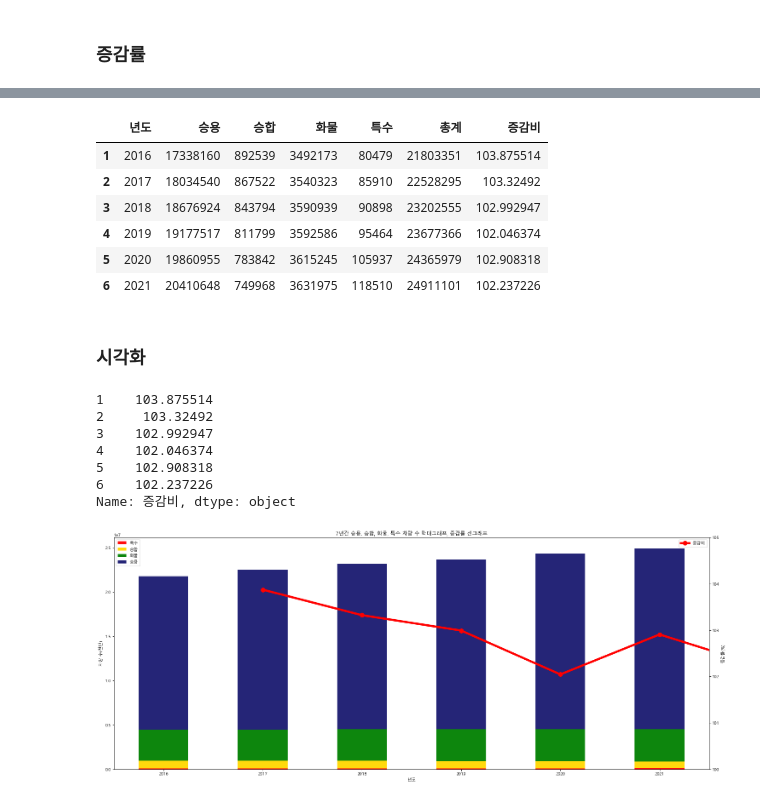
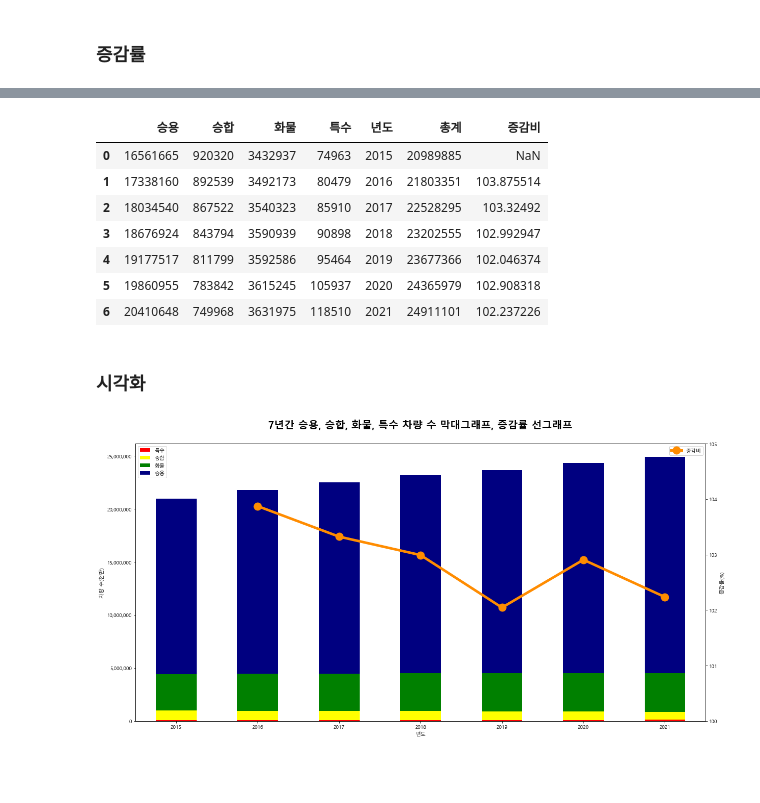
Before and after one commit to JIDONGJU/StudyPython22, a Jupyter notebook: 220614~/11day~/5.자동차_등록대수_및_증감률.ipynb, the cells around one changed output, grey strips where cells are left out. Drawn from its saved outputs; the diff is of its cells as text; code cells hidden in the pictures; blank space fills up the shorter version.

```diff
--- a/220614~/11day~/5.자동차_등록대수_및_증감률.ipynb
+++ b/220614~/11day~/5.자동차_등록대수_및_증감률.ipynb
@@ -80,0 +68,5 @@ car_total
+# %%
+car_total = pd.concat([car_total, a],axis=1)
+# %%
+car_total.columns = ['승용','승합','화물','특수','년도']
+car_total
@@ -102,6 +103,5 @@ for i in range(0, 7, 1):
 ratio = pd.DataFrame(ratio)
 ratio.columns = ['증감비']
 ratio.loc[0] = np.nan
-ratio['년도'] = ['2015','2016','2017','2018','2019','2020','2021']
 ratio
 # %% [output]
@@ -116,15 +116,15 @@ ratio
 # %%
-df = pd.merge(car_total, ratio, how='outer', on='년도')
-df = df.loc[1:]
+df = pd.concat([car_total, ratio],axis=1)
 df
 # %% [output]
-|  | 년도 | 승용 | 승합 | 화물 | 특수 | 총계 | 증감비 |
-| 1 | 2016 | 17338160 | 892539 | 3492173 | 80479 | 21803351 | 103.875514 |
-| 2 | 2017 | 18034540 | 867522 | 3540323 | 85910 | 22528295 | 103.32492 |
-| 3 | 2018 | 18676924 | 843794 | 3590939 | 90898 | 23202555 | 102.992947 |
-| 4 | 2019 | 19177517 | 811799 | 3592586 | 95464 | 23677366 | 102.046374 |
-| 5 | 2020 | 19860955 | 783842 | 3615245 | 105937 | 24365979 | 102.908318 |
-| 6 | 2021 | 20410648 | 749968 | 3631975 | 118510 | 24911101 | 102.237226 |
+|  | 승용 | 승합 | 화물 | 특수 | 년도 | 총계 | 증감비 |
+| 0 | 16561665 | 920320 | 3432937 | 74963 | 2015 | 20989885 | NaN |
+| 1 | 17338160 | 892539 | 3492173 | 80479 | 2016 | 21803351 | 103.875514 |
+| 2 | 18034540 | 867522 | 3540323 | 85910 | 2017 | 22528295 | 103.32492 |
+| 3 | 18676924 | 843794 | 3590939 | 90898 | 2018 | 23202555 | 102.992947 |
+| 4 | 19177517 | 811799 | 3592586 | 95464 | 2019 | 23677366 | 102.046374 |
+| 5 | 19860955 | 783842 | 3615245 | 105937 | 2020 | 24365979 | 102.908318 |
+| 6 | 20410648 | 749968 | 3631975 | 118510 | 2021 | 24911101 | 102.237226 |
 # %% [markdown]
 ### 시각화
 # %%
@@ -137,51 +135,41 @@ k = ['2016','2017','2018','2019','2020','2021']
-# %%
-df.loc[1:]['증감비']
-# %% [output]
-1    103.875514
-2     103.32492
-3    102.992947
-4    102.046374
-5    102.908318
-6    102.237226
-Name: 증감비, dtype: object
 # %%
 # 그래프 크기 지정하기 = 너비, 높이
-plt.rcParams['figure.figsize'] = (25, 10)
-
+plt.rcParams['figure.figsize'] = (20,10)
 # 선의 두께 지정
 plt.rcParams['lines.linewidth'] = 2
 # 폰트지정
 plt.rc("font", family = "Malgun Gothic", size=10)
 
-# 데이터 넣기
-ax1 = df.loc[1:][['특수','승합','화물','승용']].plot.bar(stacked=True,
-                                                 color=['red','gold','green','midnightblue'],
-                                                 alpha=0.95)
-# x축 범위?
-a = list(range(0,7,1))
-plt.xticks([i for i in range(0,6,1)], ['2016','2017','2018','2019','2020','2021'], rotation = 0)
+ax1 = df[['특수','승합','화물','승용']].plot.bar(stacked=True,
+                                                  color = ['red','yellow','green','navy'])
+
+# x축
+plt.xticks([i for i in range(0,7,1)], ['2015','2016','2017','2018','2019','2020','2021'], rotation = 0)
+
+# 천단위콤마
+current_values = plt.gca().get_yticks()
+plt.gca().set_yticklabels(['{:,.0f}'.format(x) for x in current_values])
 
 # title
+plt.title("7년간 승용, 승합, 화물, 특수 차량 수 막대그래프, 증감률 선그래프", size = 20, weight = 'bold', pad = 30)
 plt.xlabel("년도")
 plt.ylabel("차량 수(천만)")
 plt.legend(loc="upper left")
 
+# 범례 위치 변경하기
+plt.legend(loc="upper left")
+
 ax2 = ax1.twinx()
-ax2 = df.loc[1:]['증감비'].plot(color='red', marker='o', markersize=10, linewidth = 5)
+ax2 = df['증감비'].plot(color = 'darkorange', linewidth = 5, marker='o', markersize = 15)
 
-plt.title("7년간 승용, 승합, 화물, 특수 차량 수 막대그래프, 증감률 선그래프")
 plt.ylabel("증감률(%)")
-plt.ylim(100, 105)
-# x축 범위?
-a = list(range(0,6,1))
-plt.xticks([i for i in range(0,6,1)], ['2016','2017','2018','2019','2020','2021'], rotation = 0)
-
-
-# 범례 위치 변경하기
+# x축
+plt.xticks([i for i in range(0,7,1)], ['2015','2016','2017','2018','2019','2020','2021'], rotation = 0)
+# y축 범위
+plt.ylim(100,105)
+#범례 위치 변경하기
 plt.legend(loc="upper right")
-# 그래프 내에 그리드선 표시하기
-# plt.grid(True)
 
 plt.show()
 # %% [output]
-[figure, old version]
+[figure, new version]
```
Also changed, not shown: parts of 9 cells of this notebook, 2 other files.
